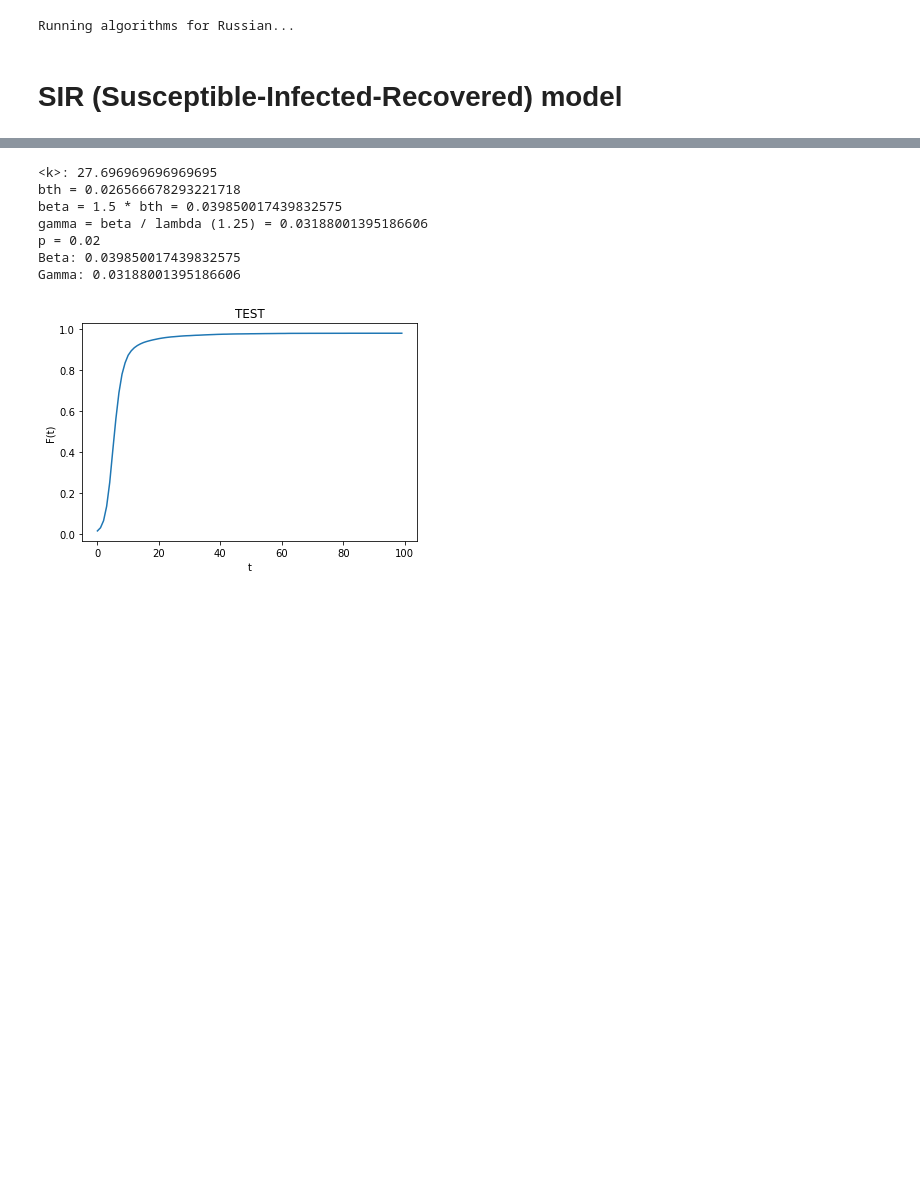
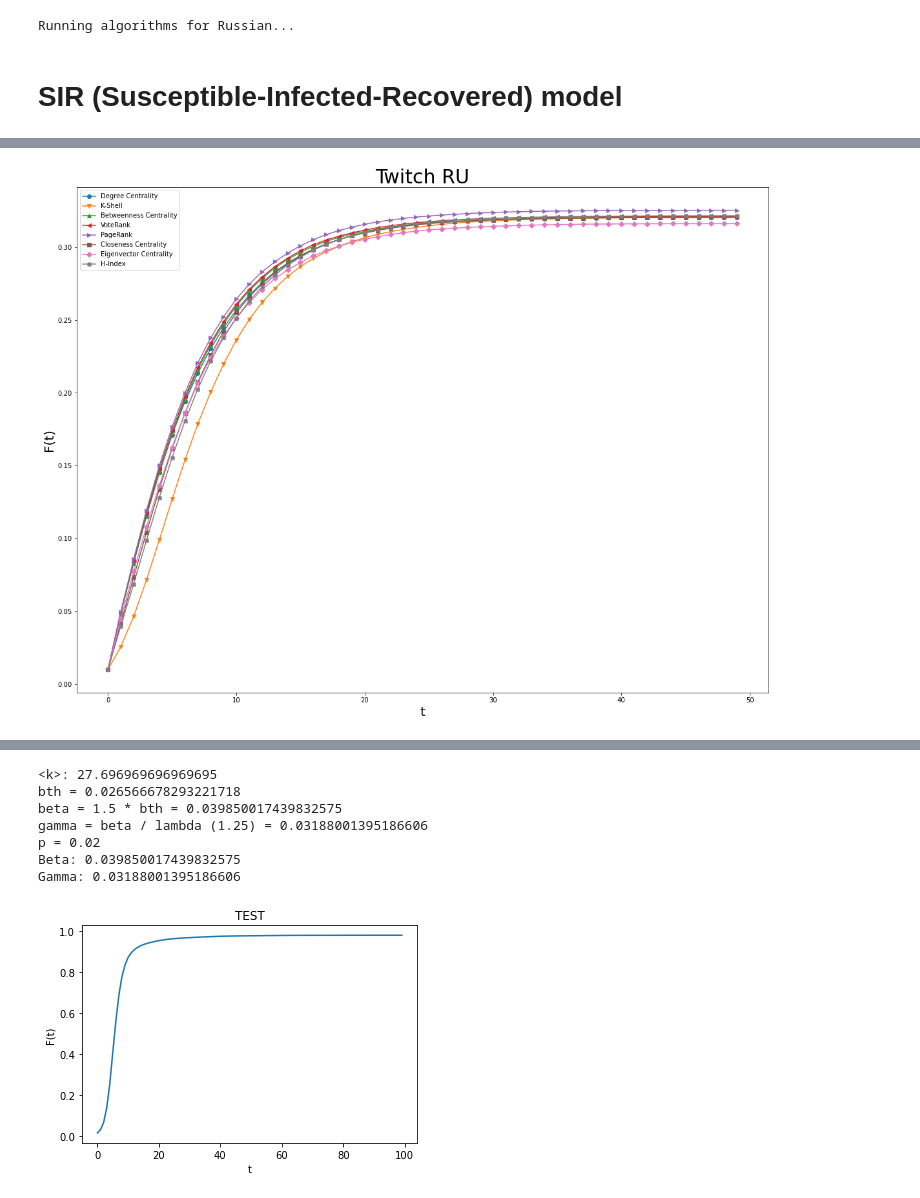
Before and after one commit to Shymsky/Network_Science, a Jupyter notebook: Group_Assignment.ipynb, the cells around one changed output, grey strips where cells are left out. Cells and saved outputs as stored; diff of their text form; code cells hidden in the pictures; blank space fills up the shorter version.

```diff
--- a/Group_Assignment.ipynb
+++ b/Group_Assignment.ipynb
@@ -344,4 +363,4 @@ def simulate(network, list_of_initial_nodes, num_of_simulations=100, num_of_t=20
 # %%
 # -------------------- Simulate & Plot the values (RU) --------------------
-# list_of_initial_nodes_RU = fetch_initial_nodes(results_ru)
-# x_RU, ys_RU = simulate(G_TWITCH_RU, list_of_initial_nodes_RU, num_of_simulations=100, num_of_t=50, show_bar=False)
+list_of_initial_nodes_RU = fetch_initial_nodes(results_ru)
+x_RU, ys_RU = simulate(G_TWITCH_RU, list_of_initial_nodes_RU, num_of_simulations=100, num_of_t=50, show_bar=False)
@@ -348,3 +376,4 @@ def simulate(network, list_of_initial_nodes, num_of_simulations=100, num_of_t=20
 # %%
-# plot_values(x_RU, ys_RU, "Twitch RU", False)
-# plot_values(x_RU, ys_RU, "Twitch RU", True)
+plot_values(x_RU, ys_RU, "Twitch RU", False)
+# %% [output]
+[figure, added]
```
Also changed, not shown: parts of 7 cells of this notebook.
